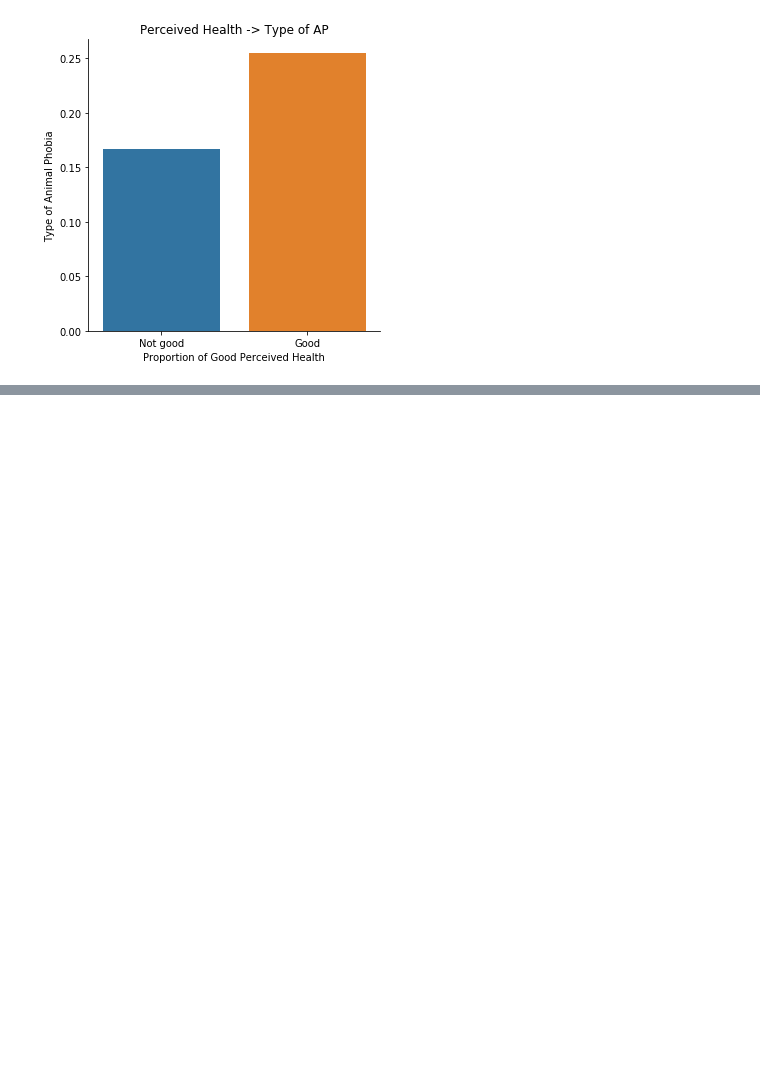
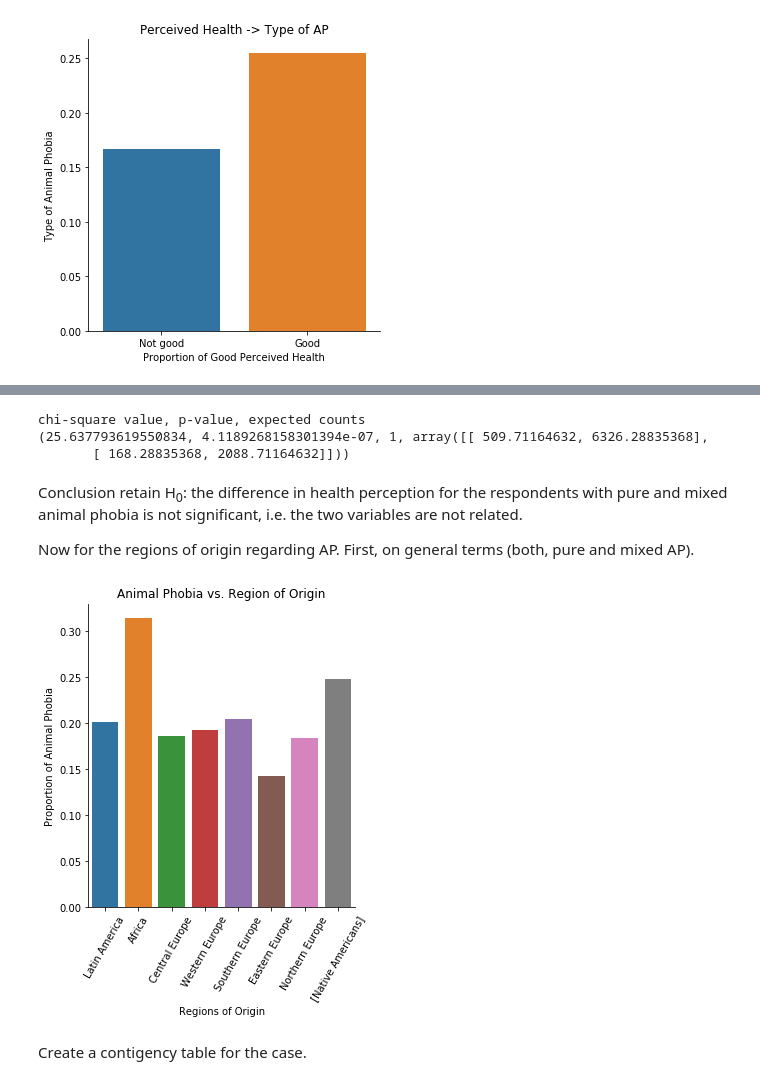
Before and after one commit to ansakoy/dai, a Jupyter notebook: dai2_dat/assignment2.ipynb, the cells around one changed output, grey strips where cells are left out. Drawn from its saved outputs; the diff is of its cells as text; code cells hidden in the pictures; blank space fills up the shorter version.

```diff
--- a/dai2_dat/assignment2.ipynb
+++ b/dai2_dat/assignment2.ipynb
@@ -85,0 +107,38 @@ Sort origins by regions and see if there is significant difference in pure AP ra
+# %%
+ph_ap_chisquare = scipy.stats.chi2_contingency(ph_ap_crosstable)
+print ('chi-square value, p-value, expected counts')
+print (ph_ap_chisquare)
+# %% [output]
+chi-square value, p-value, expected counts
+(25.637793619550834, 4.1189268158301394e-07, 1, array([[ 509.71164632, 6326.28835368],
+       [ 168.28835368, 2088.71164632]]))
+# %% [markdown]
+Conclusion retain H<sub>0</sub>: the difference in health perception for the respondents with pure and mixed animal phobia is not significant, i.e. the two variables are not related.
+
+Now for the regions of origin regarding AP. First, on general terms (both, pure and mixed AP).
+# %%
+data[ORIGIN_MAP[CODE]] = pd.to_numeric(data[ORIGIN_MAP[CODE]], errors='coerce')
+
+# Make a subset for the most frequent origins
+condition_origin = data[ORIGIN_MAP[CODE]].isin(REGIONS)
+subset_origin = data[condition_origin].copy()
+
+# Create a column with region names
+subset_origin['REGION'] = subset_origin[ORIGIN_MAP[CODE]].map(REGIONS)
+
+subset_origin[ANIMALS_MAP[CODE]] = subset_origin[ANIMALS_MAP[CODE]].replace(9, np.nan)
+subset_origin[ANIMALS_MAP[CODE]] = subset_origin[ANIMALS_MAP[CODE]].replace(2, 0)
+subset_origin[ANIMALS_MAP[CODE]] = subset_origin[ANIMALS_MAP[CODE]].astype('category')
+subset_origin[ANIMALS_MAP[CODE]] = pd.to_numeric(subset_origin[ANIMALS_MAP[CODE]], errors='coerce')
+
+# Bivariate chart: Region of Origin -> Experience of Animal Phobia (both mixed and pure)
+seaborn.catplot(x='REGION', y=ANIMALS_MAP[CODE], kind='bar', ci=None, data=subset_origin)
+plt.xlabel('Regions of Origin')
+plt.ylabel('Proportion of Animal Phobia')
+plt.title('Animal Phobia vs. Region of Origin')
+plt.xticks(rotation=60)
+plt.show()
+# %% [output]
+[figure, added]
+# %% [markdown]
+Create a contigency table for the case.
```
Also changed, not shown: parts of 9 cells of this notebook.
